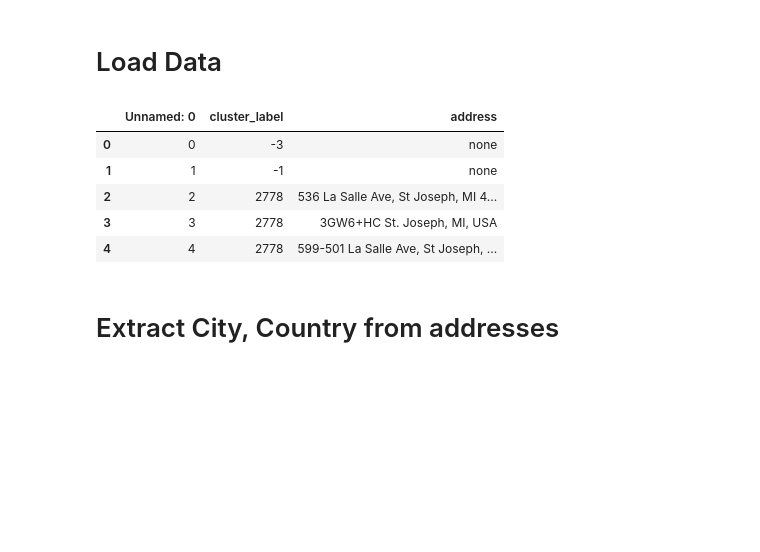
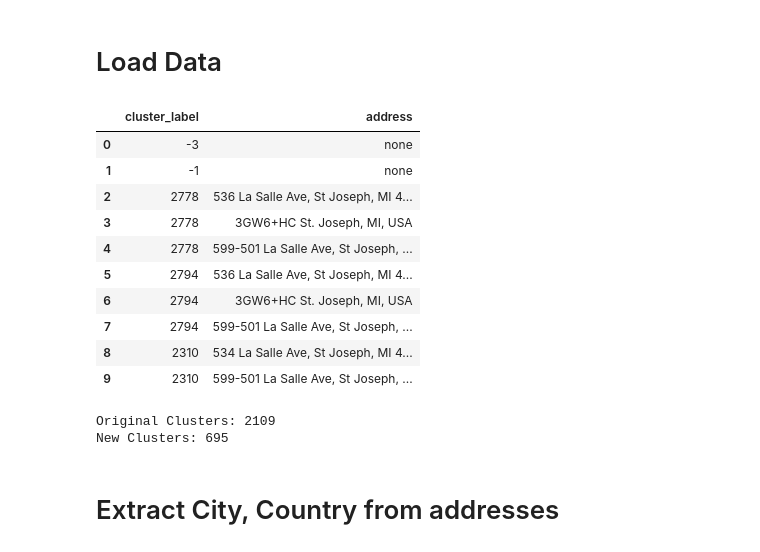
Before and after one commit to johnryanmcnally/tile_tracker_pipeline, a Jupyter notebook: data_handling/tile_data_playground.ipynb, the cells around one changed output. Drawn from its saved outputs; the diff is of its cells as text; code cells hidden in the pictures; blank space fills up the shorter version.

Commit message:
added further cluster normalization using addresses

```diff
--- a/data_handling/tile_data_playground.ipynb
+++ b/data_handling/tile_data_playground.ipynb
@@ -25,13 +28,19 @@ STAGEDDATAPATH = r'..\data\staged\\'
 # %%
 df = pd.read_csv(STAGEDDATAPATH + 'addresses.csv')
 with open(STAGEDDATAPATH + 'geocode_results.json', 'r') as f:
     geocode_results = json.load(f)
-
-df.head()
+# df['count'] = 1
+df = df.drop(columns=['Unnamed: 0'])
+df.head(10)
 # %% [output]
-|  | Unnamed: 0 | cluster_label | address |
-| 0 | 0 | -3 | none |
-| 1 | 1 | -1 | none |
-| 2 | 2 | 2778 | 536 La Salle Ave, St Joseph, MI 4... |
-| 3 | 3 | 2778 | 3GW6+HC St. Joseph, MI, USA |
-| 4 | 4 | 2778 | 599-501 La Salle Ave, St Joseph, ... |
+|  | cluster_label | address |
+| 0 | -3 | none |
+| 1 | -1 | none |
+| 2 | 2778 | 536 La Salle Ave, St Joseph, MI 4... |
+| 3 | 2778 | 3GW6+HC St. Joseph, MI, USA |
+| 4 | 2778 | 599-501 La Salle Ave, St Joseph, ... |
+| 5 | 2794 | 536 La Salle Ave, St Joseph, MI 4... |
+| 6 | 2794 | 3GW6+HC St. Joseph, MI, USA |
+| 7 | 2794 | 599-501 La Salle Ave, St Joseph, ... |
+| 8 | 2310 | 534 La Salle Ave, St Joseph, MI 4... |
+| 9 | 2310 | 599-501 La Salle Ave, St Joseph, ... |
@@ -38,3 +59,11 @@ df.head()
+# %%
+cdf = df.copy()
+cdf['cluster_label'] = cdf['cluster_label'].map(cluster_map)
+# cdf
+print(f"Original Clusters: {df['cluster_label'].nunique()}\nNew Clusters: {cdf['cluster_label'].nunique()}")
+# %% [output]
+Original Clusters: 2109
+New Clusters: 695
 # %% [markdown]
 # Extract City, Country from addresses
 # %%
```
Also changed, not shown: parts of 13 cells of this notebook, 3 other files.
